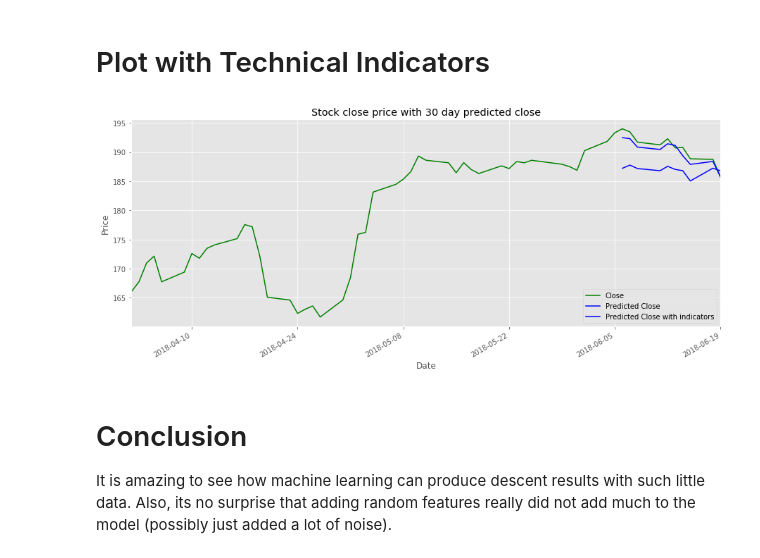
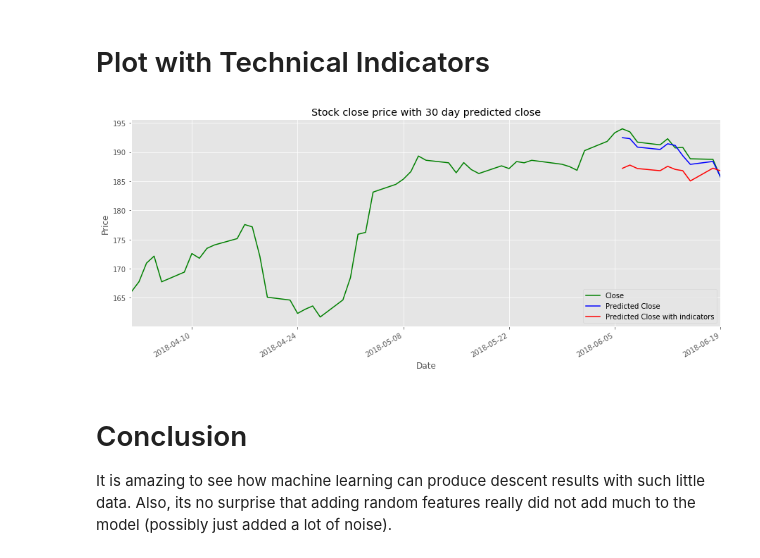
Before and after one commit to jlippert999/Stock-Market-Prediction, a Jupyter notebook: StockRegression.ipynb, the cells around one changed output. Saved outputs shown, nothing was run; the diff lists cells and outputs as text; code cells hidden in the pictures.

```diff
--- a/StockRegression.ipynb
+++ b/StockRegression.ipynb
@@ -366,15 +366,15 @@ Predicted Close [ 187.19888307  187.76014102  187.16688592  186.79530923  187.54
 # %%
 df['20180401':pd.to_datetime('today')]['close'].plot(figsize=(15,6), color="green", label='Close')
 result['Predicted'].plot(figsize=(15,6), color="blue", label='Predicted Close')
-resultInd['Predicted'].plot(figsize=(15,6), color="blue", label='Predicted Close with indicators')
+resultInd['Predicted'].plot(figsize=(15,6), color="red", label='Predicted Close with indicators')
 
 plt.legend(loc=4)
 plt.xlabel('Date')
 plt.ylabel('Price')
 plt.title('Stock close price with 30 day predicted close')
 plt.show()
 # %% [output]
-[figure, old version]
+[figure, new version]
 # %% [markdown]
 # Conclusion
 It is amazing to see how machine learning can produce descent results with such little data.  Also, its no surprise that adding random features really did not add much to the model (possibly just added a lot of noise).
```
